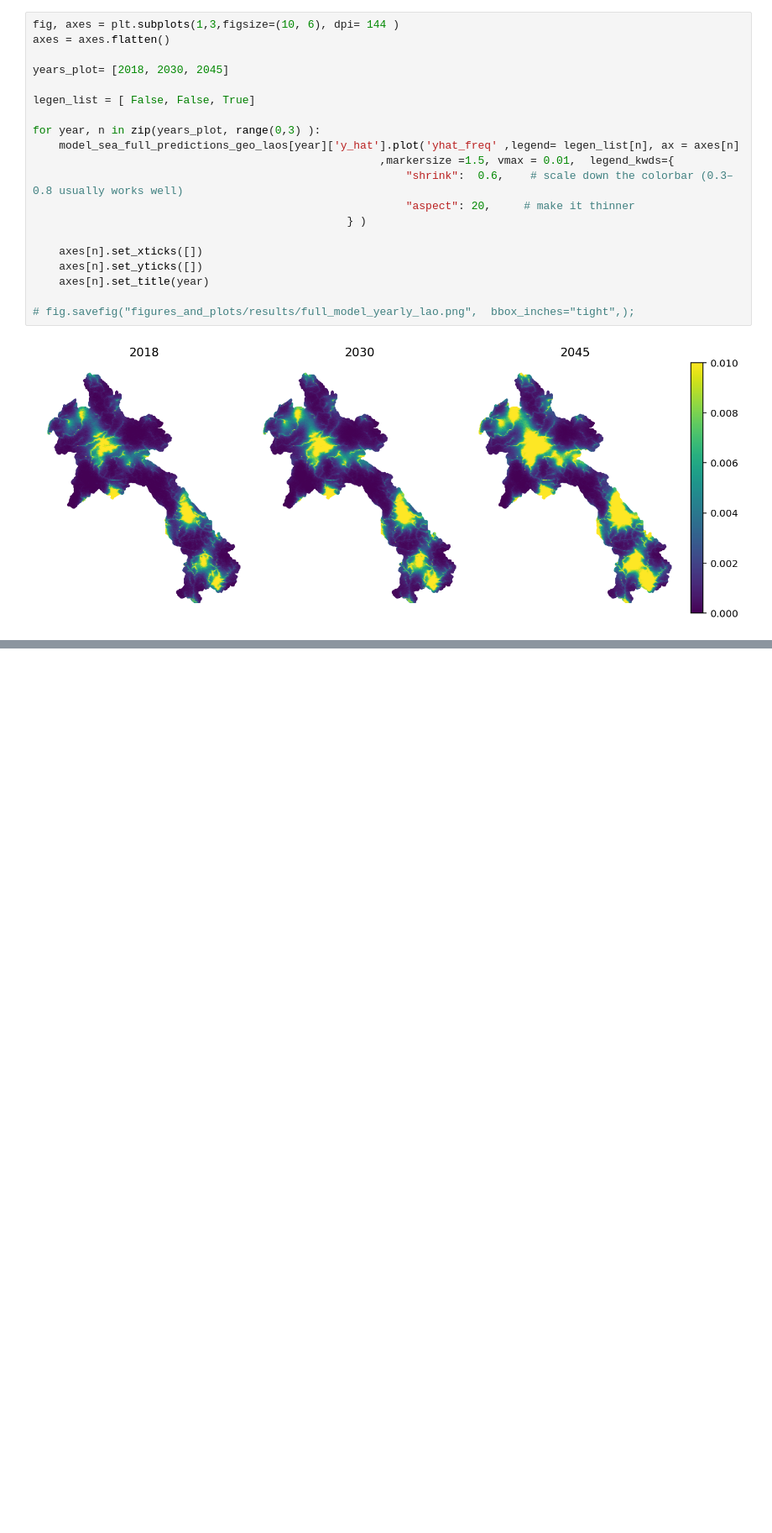
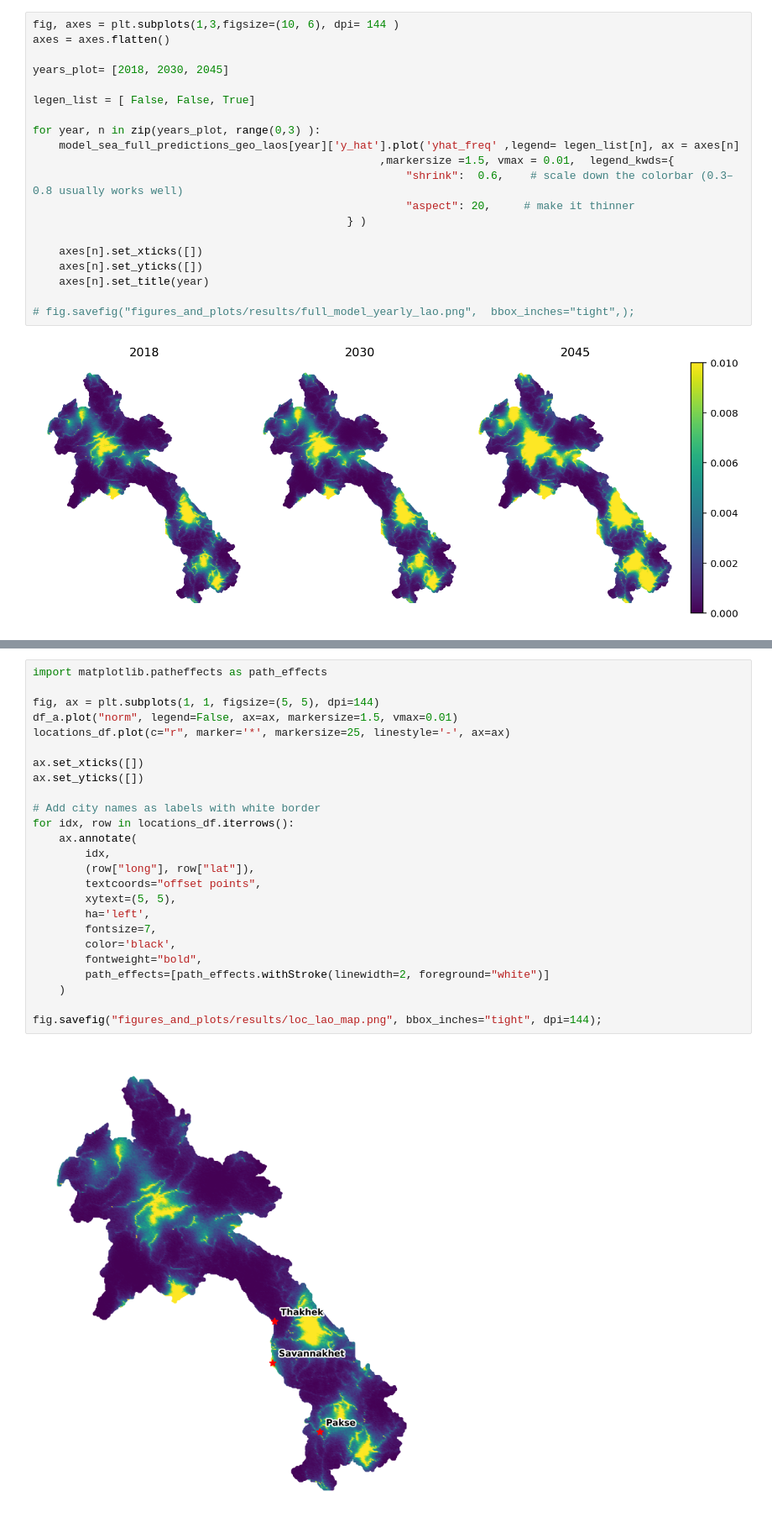
Before and after one commit to jessegrabowski/laos-climate-change, a Jupyter notebook: notebooks/final_paper/05b_geo_model_laos_neigh.ipynb, the cells around one changed output, grey strips where cells are left out. Shown at 84% size. Cells and saved outputs as stored; diff of their text form; blank space fills up the shorter version.

Commit message:
adding local damage curves for Lao

```diff
--- a/notebooks/final_paper/05b_geo_model_laos_neigh.ipynb
+++ b/notebooks/final_paper/05b_geo_model_laos_neigh.ipynb
@@ -800,0 +824,27 @@ for year, n in zip(years_plot, range(0,3) ):
+# %%
+import matplotlib.patheffects as path_effects
+
+fig, ax = plt.subplots(1, 1, figsize=(5, 5), dpi=144)
+df_a.plot("norm", legend=False, ax=ax, markersize=1.5, vmax=0.01)
+locations_df.plot(c="r", marker='*', markersize=25, linestyle='-', ax=ax)
+
+ax.set_xticks([])
+ax.set_yticks([])
+
+# Add city names as labels with white border
+for idx, row in locations_df.iterrows():
+    ax.annotate(
+        idx,
+        (row["long"], row["lat"]),
+        textcoords="offset points",
+        xytext=(5, 5),
+        ha='left',
+        fontsize=7,
+        color='black',
+        fontweight="bold",
+        path_effects=[path_effects.withStroke(linewidth=2, foreground="white")]
+    )
+
+fig.savefig("figures_and_plots/results/loc_lao_map.png", bbox_inches="tight", dpi=144);
+# %% [output]
+[figure, added]
```
Also changed, not shown: parts of 8 cells of this notebook, 13 other files.
